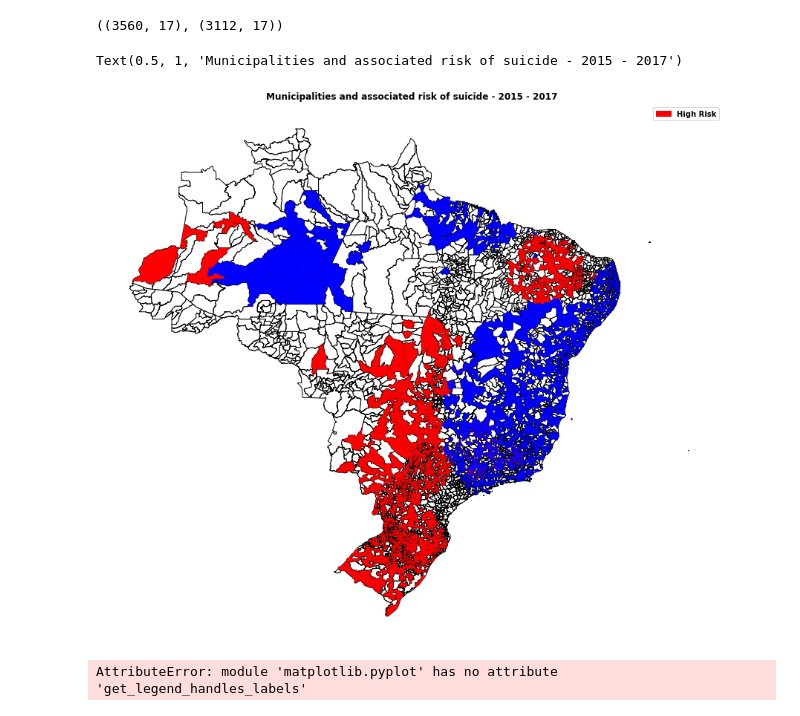
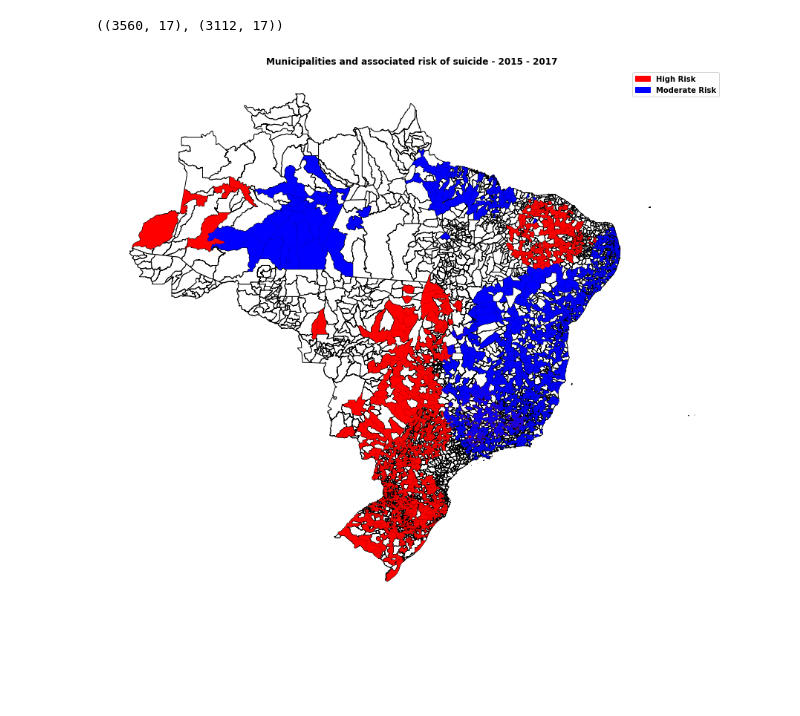
Before and after one commit to pypas/suicities-datasus, a Jupyter notebook: SatScan/satscan.ipynb, the cells around one changed output. Cells and saved outputs as stored; diff of their text form; code cells hidden in the pictures; blank space fills up the shorter version.

```diff
--- a/SatScan/satscan.ipynb
+++ b/SatScan/satscan.ipynb
@@ -85,24 +85,20 @@ def remove_last_digit(x):
 # %%
 fig, ax = plt.subplots(figsize=(15,15))
 gd.plot(ax=ax, color="white", edgecolor='black')
 
 mun_risk_ids = gis[gis['CLU_RR'] > 1.0]['LOC_ID'].astype(int).tolist()
 gd_risk = gd[remove_last_digit(gd['CD_GEOCMU']).apply(lambda x: x in mun_risk_ids)]
 plot_risk = gd_risk.plot(ax=ax, color="red")
 
 mun_moderate_ids = gis[gis['CLU_RR'] < 1.0]['LOC_ID'].astype(int).tolist()
 gd_moderate = gd[remove_last_digit(gd['CD_GEOCMU']).apply(lambda x: x in mun_moderate_ids)]
 plot_moderate = gd_moderate.plot(ax=ax, color="blue")
 
 red_patch = mpatches.Patch(color='red', label='High Risk')
-red_patch = mpatches.Patch(color='red', label='High Risk')
-plt.legend(handles=[red_patch])
+blue_patch = mpatches.Patch(color='blue', label='Moderate Risk')
+plt.legend(handles=[red_patch, blue_patch])
 plt.axis('off')
 plt.title("Municipalities and associated risk of suicide - 2015 - 2017")
+plt.savefig('municipalities_risk_2015_2017.png')
 # %% [output]
-Text(0.5, 1, 'Municipalities and associated risk of suicide - 2015 - 2017')
-[figure, old version]
+[figure, new version]
-# %%
-ax.get_legend_handles_labels()
-# %% [output]
-AttributeError: module 'matplotlib.pyplot' has no attribute 'get_legend_handles_labels'
```
Also changed, not shown: 1 other file.
